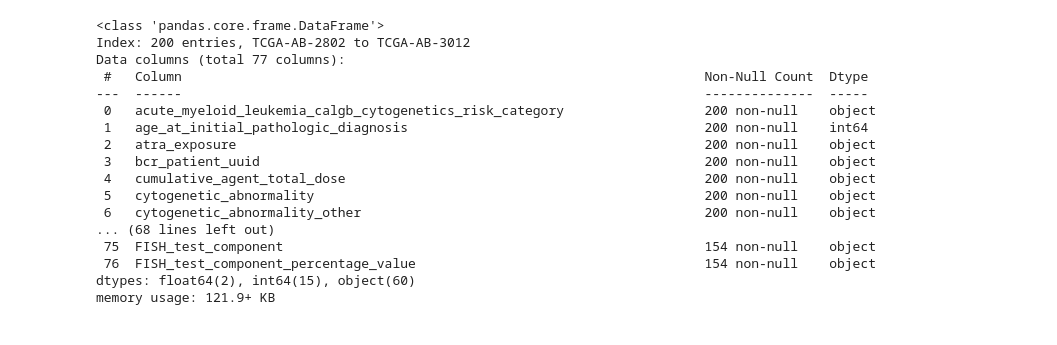
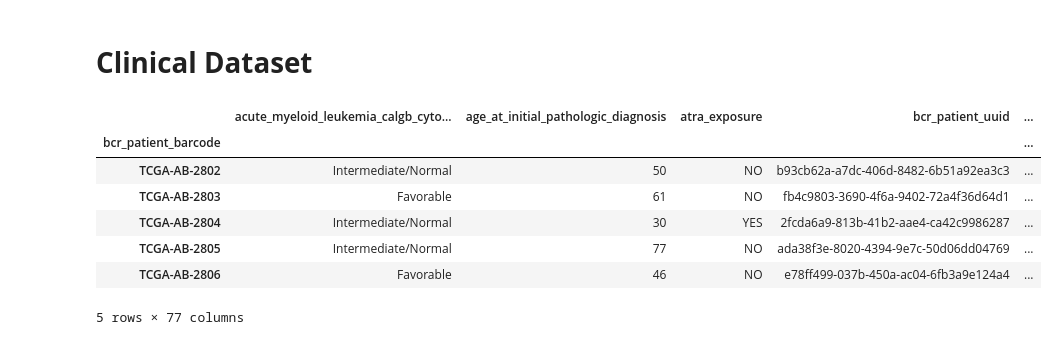
Before and after one commit to JinLeeGG/AML-EGR1-Survival-Analysis, a Jupyter notebook: Data_Analysis_Process.ipynb, the cells around one changed output. Cells and saved outputs as stored; diff of their text form; code cells hidden in the pictures.

```diff
--- a/Data_Analysis_Process.ipynb
+++ b/Data_Analysis_Process.ipynb
@@ -8,25 +17,18 @@ import numpy as np
 import pandas as pd
 import seaborn as sns
 import matplotlib.pyplot as plt
+# %% [markdown]
+# **Clinical Dataset**
 # %%
-# inspecting a clinical dataset
-df = pd.read_csv('/content/drive/MyDrive/Acute Myeloid Leukemia (TCGA, PanCancer Atlas)/datasets/clinical_patient_laml.tsv', sep='\t', index_col=0)
-df.info()
+# Reading clinical dataset
+Clinical_df = pd.read_csv('/content/drive/MyDrive/Acute Myeloid Leukemia (TCGA, PanCancer Atlas)/datasets/clinical_patient_laml.tsv', sep='\t', index_col=0)
+Clinical_df.head()
 # %% [output]
+|  | acute_myeloid_leukemia_calgb_cyto... | age_at_initial_pathologic_diagnosis | atra_exposure | bcr_patient_uuid | ... |
+| bcr_patient_barcode |  |  |  |  | ... |
+| TCGA-AB-2802 | Intermediate/Normal | 50 | NO | b93cb62a-a7dc-406d-8482-6b51a92ea3c3 | ... |
+| TCGA-AB-2803 | Favorable | 61 | NO | fb4c9803-3690-4f6a-9402-72a4f36d64d1 | ... |
+| TCGA-AB-2804 | Intermediate/Normal | 30 | YES | 2fcda6a9-813b-41b2-aae4-ca42c9986287 | ... |
+| TCGA-AB-2805 | Intermediate/Normal | 77 | NO | ada38f3e-8020-4394-9e7c-50d06dd04769 | ... |
+| TCGA-AB-2806 | Favorable | 46 | NO | e78ff499-037b-450a-ac04-6fb3a9e124a4 | ... |
-<class 'pandas.core.frame.DataFrame'>
-Index: 200 entries, TCGA-AB-2802 to TCGA-AB-3012
-Data columns (total 77 columns):
- #   Column                                                                   Non-Null Count  Dtype
----  ------                                                                   --------------  -----
- 0   acute_myeloid_leukemia_calgb_cytogenetics_risk_category                  200 non-null    object
- 1   age_at_initial_pathologic_diagnosis                                      200 non-null    int64
- 2   atra_exposure                                                            200 non-null    object
- 3   bcr_patient_uuid                                                         200 non-null    object
- 4   cumulative_agent_total_dose                                              200 non-null    object
- 5   cytogenetic_abnormality                                                  200 non-null    object
- 6   cytogenetic_abnormality_other                                            200 non-null    object
-... (68 lines left out)
- 75  FISH_test_component                                                      154 non-null    object
- 76  FISH_test_component_percentage_value                                     154 non-null    object
-dtypes: float64(2), int64(15), object(60)
-memory usage: 121.9+ KB
+5 rows × 77 columns
```
Also changed, not shown: parts of 29 cells of this notebook.
